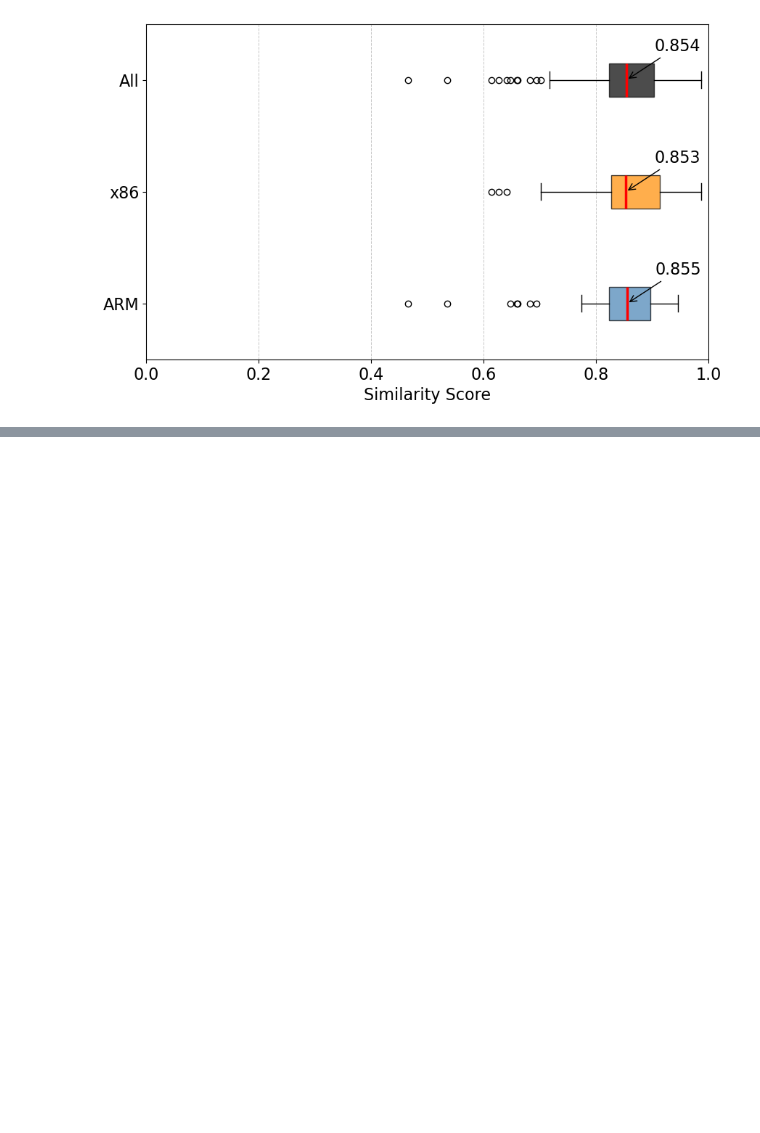
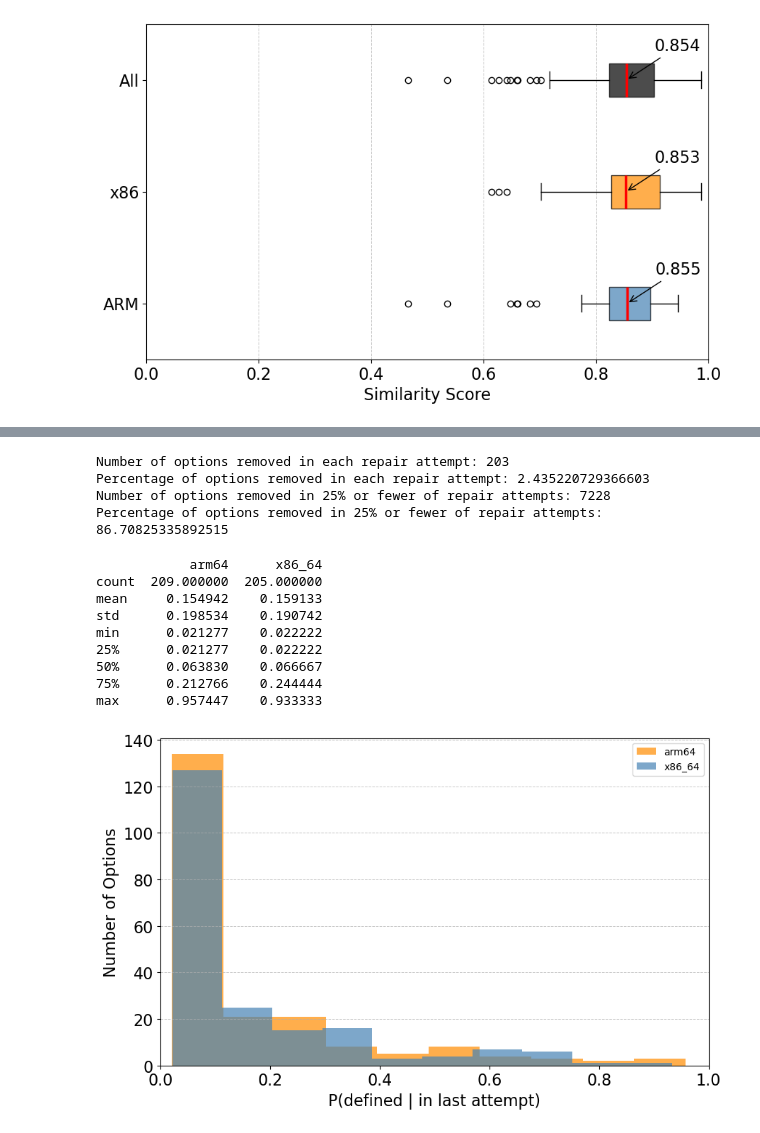
Before and after one commit to RyanGarfinkel/KConfLLMRepair, a Jupyter notebook: analysis/preservation.ipynb, the cells around one changed output, grey strips where cells are left out. Saved outputs shown, nothing was run; the diff lists cells and outputs as text; code cells hidden in the pictures; blank space fills up the shorter version.

```diff
--- a/analysis/preservation.ipynb
+++ b/analysis/preservation.ipynb
@@ -145,0 +288,56 @@ plt.show()
+# %%
+print('Number of options removed in each repair attempt:', len(p_removed[p_removed == 1]))
+print('Percentage of options removed in each repair attempt:', len(p_removed[p_removed == 1]) / len(p_removed) * 100)
+
+amt = len(p_removed[p_removed <= 0.25])
+print('Number of options removed in 25% or fewer of repair attempts:', amt)
+print('Percentage of options removed in 25% or fewer of repair attempts:', amt / len(p_removed) * 100)
+# %% [output]
+Number of options removed in each repair attempt: 203
+Percentage of options removed in each repair attempt: 2.435220729366603
+Number of options removed in 25% or fewer of repair attempts: 7228
+Percentage of options removed in 25% or fewer of repair attempts: 86.70825335892515
+# %%
+p_defined_by_arch = {}
+
+for arch, group in last_attempts.groupby('arch'):
+
+    defined = Counter()
+
+    for define in group['define']:
+        defined.update(set(define))
+
+    p_defined_by_arch[arch] = pd.Series({
+        opt: defined[opt] / len(group) for opt in defined
+    })
+
+print(pd.DataFrame(p_defined_by_arch).describe().to_string())
+
+fig, ax = plt.subplots(figsize=(10, 6))
+
+colors = { 'arm64': 'darkorange', 'x86_64': 'steelblue' }
+for arch, p_defined in p_defined_by_arch.items():
+    ax.hist(p_defined, color=colors[arch], alpha=0.7, label=arch)
+
+ax.legend()
+
+ax.set_xlim(0, 1)
+
+ax.set_xlabel('P(defined | in last attempt)', fontsize=16)
+ax.set_ylabel('Number of Options', fontsize=16)
+
+ax.grid(axis='y', linestyle='--', linewidth=0.7, alpha=0.7)
+ax.tick_params(axis='both', labelsize=16)
+
+plt.show()
+# %% [output]
+            arm64      x86_64
+count  209.000000  205.000000
+mean     0.154942    0.159133
+std      0.198534    0.190742
+min      0.021277    0.022222
+25%      0.021277    0.022222
+50%      0.063830    0.066667
+75%      0.212766    0.244444
+max      0.957447    0.933333
+[figure, added]
```
Also changed, not shown: parts of 6 cells of this notebook, 7 other files.
